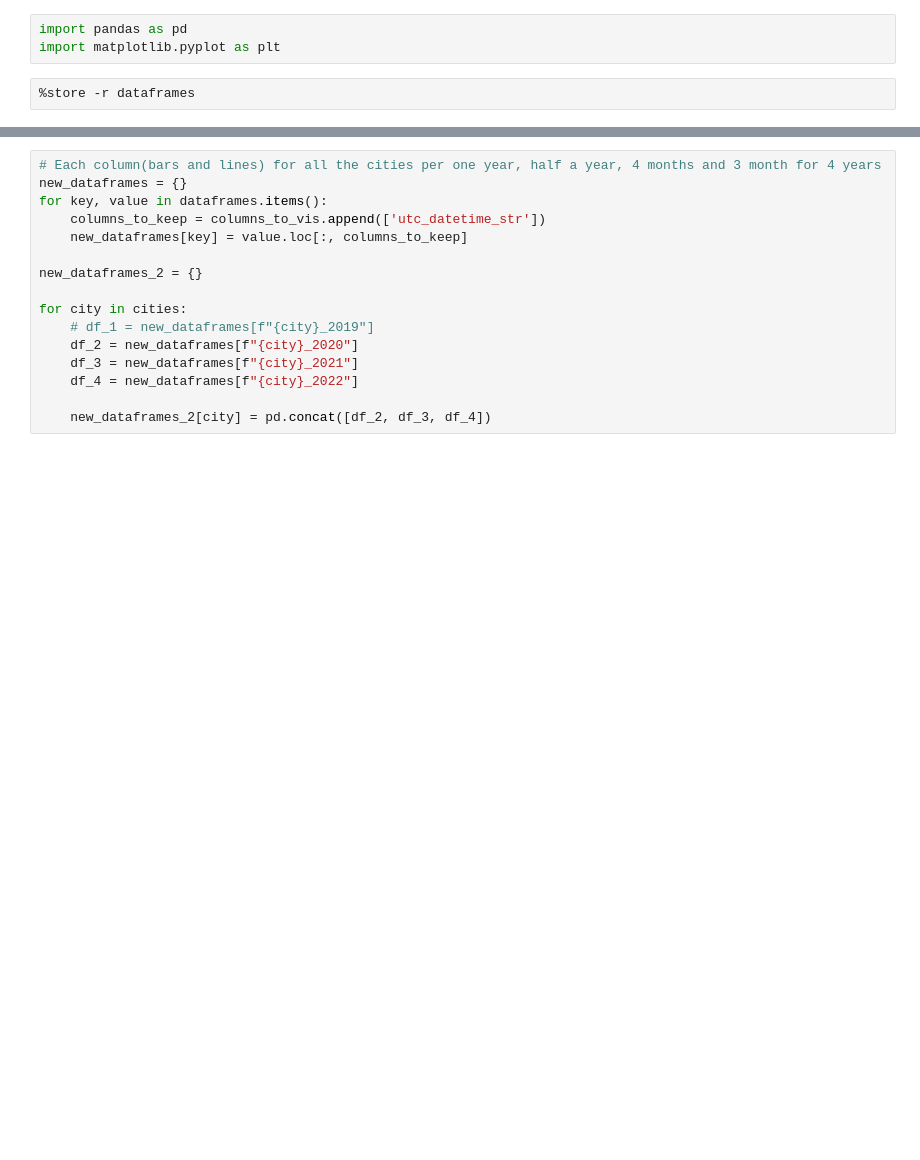
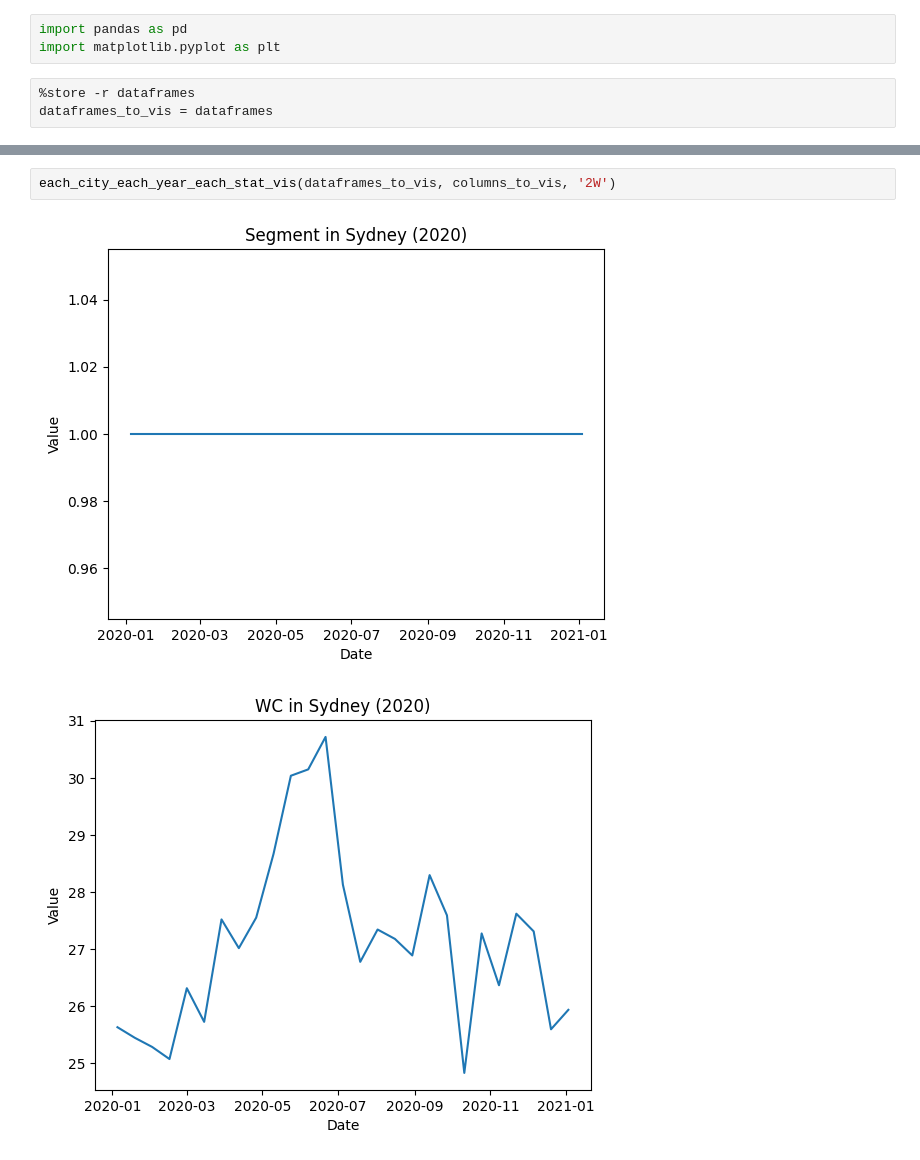
Before and after one commit to i-osipchyk/reddits-visualization, a Jupyter notebook: src/visualization/visualization.ipynb, the cells around one changed output, grey strips where cells are left out. Saved outputs shown, nothing was run; the diff lists cells and outputs as text; blank space fills up the shorter version.

Commit message:
added two visualizations to the code

```diff
--- a/src/visualization/visualization.ipynb
+++ b/src/visualization/visualization.ipynb
@@ -3,5 +3,6 @@ import pandas as pd
 import matplotlib.pyplot as plt
 # %%
 %store -r dataframes
+dataframes_to_vis = dataframes
 # %%
 # draw line graph for each column per city per two weeks for the whole period
@@ -40,16 +54,5 @@ for city in cities:
-# %%
-# Each column(bars and lines) for all the cities per one year, half a year, 4 months and 3 month for 4 years
-new_dataframes = {}
-for key, value in dataframes.items():
-    columns_to_keep = columns_to_vis.append(['utc_datetime_str'])
-    new_dataframes[key] = value.loc[:, columns_to_keep]
-
-new_dataframes_2 = {}
-
-for city in cities:
-    # df_1 = new_dataframes[f"{city}_2019"]
-    df_2 = new_dataframes[f"{city}_2020"]
-    df_3 = new_dataframes[f"{city}_2021"]
-    df_4 = new_dataframes[f"{city}_2022"]
-
-    new_dataframes_2[city] = pd.concat([df_2, df_3, df_4])
+# %%
+each_city_each_year_each_stat_vis(dataframes_to_vis, columns_to_vis, '2W')
+# %% [output]
+[figure, added]
+[figure, added]
```
Also changed, not shown: parts of 3 cells of this notebook.
